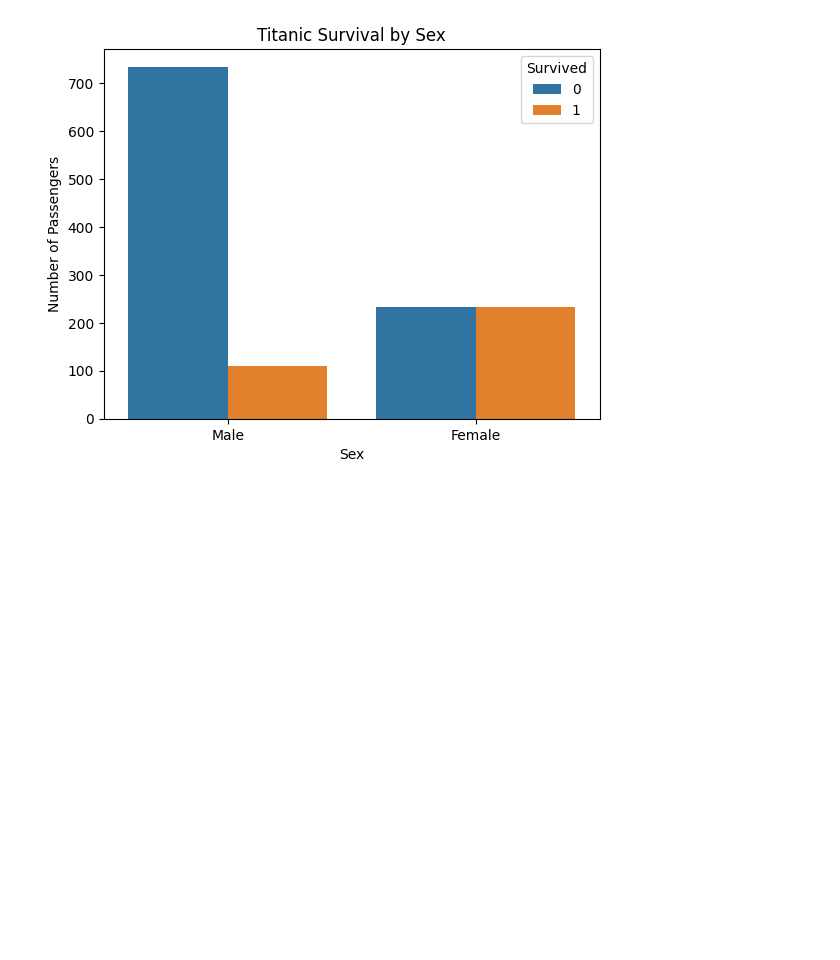
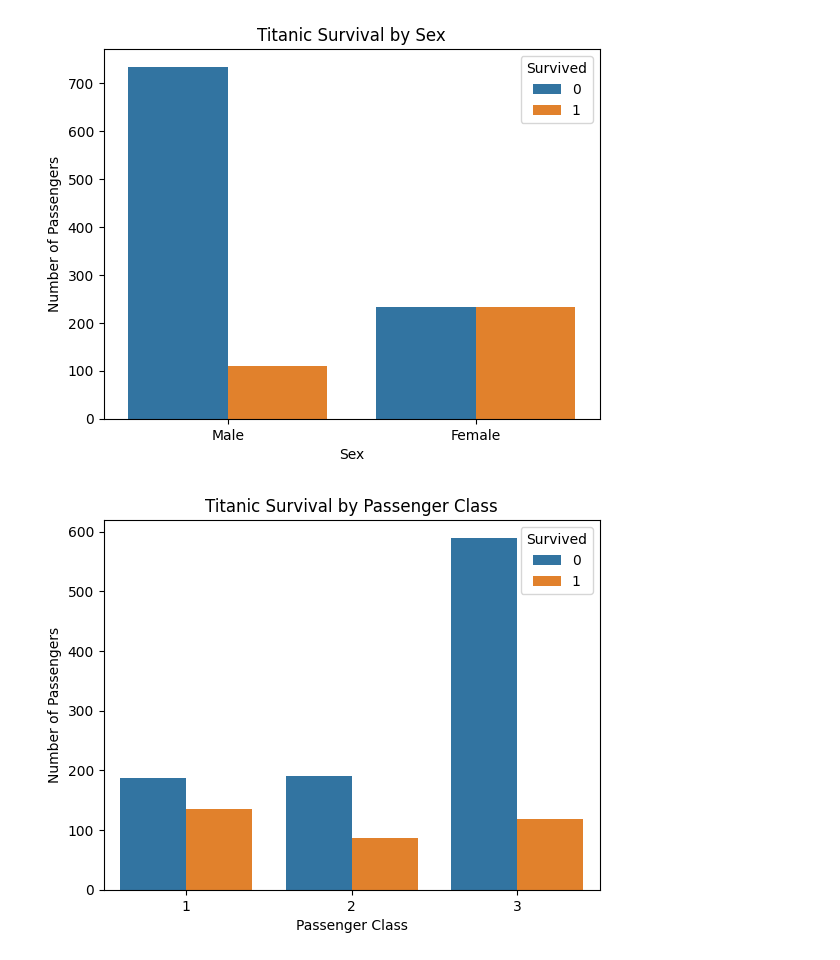
Before and after one commit to anandhakrishna7/DATA_SCIENCE, a Jupyter notebook: AI_16_10_2026.ipynb, the cells around one changed output. Saved outputs shown, nothing was run; the diff lists cells and outputs as text; code cells hidden in the pictures; blank space fills up the shorter version.

```diff
--- a/AI_16_10_2026.ipynb
+++ b/AI_16_10_2026.ipynb
@@ -153,3 +153,11 @@ plt.ylabel("Number of Passengers")
 plt.show()
 # %% [output]
 [figure]
+# %%
+sns.countplot(data=df,x="Pclass",hue="Survived")
+plt.title("Titanic Survival by Passenger Class")
+plt.xlabel("Passenger Class")
+plt.ylabel("Number of Passengers")
+plt.show()
+# %% [output]
+[figure, added]
```
